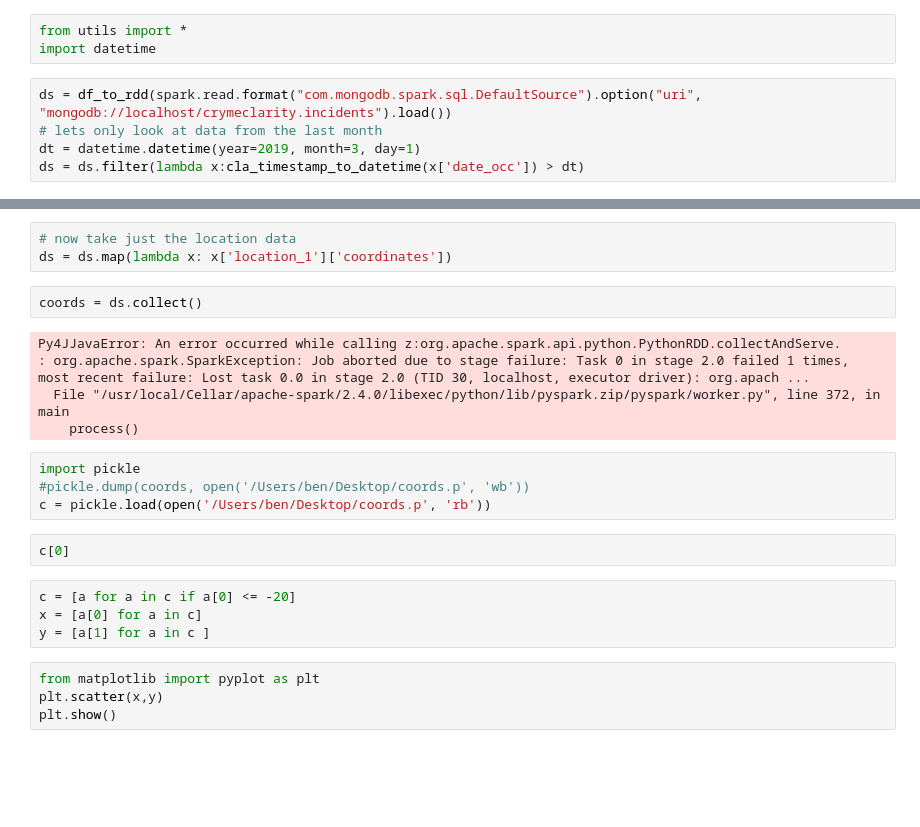
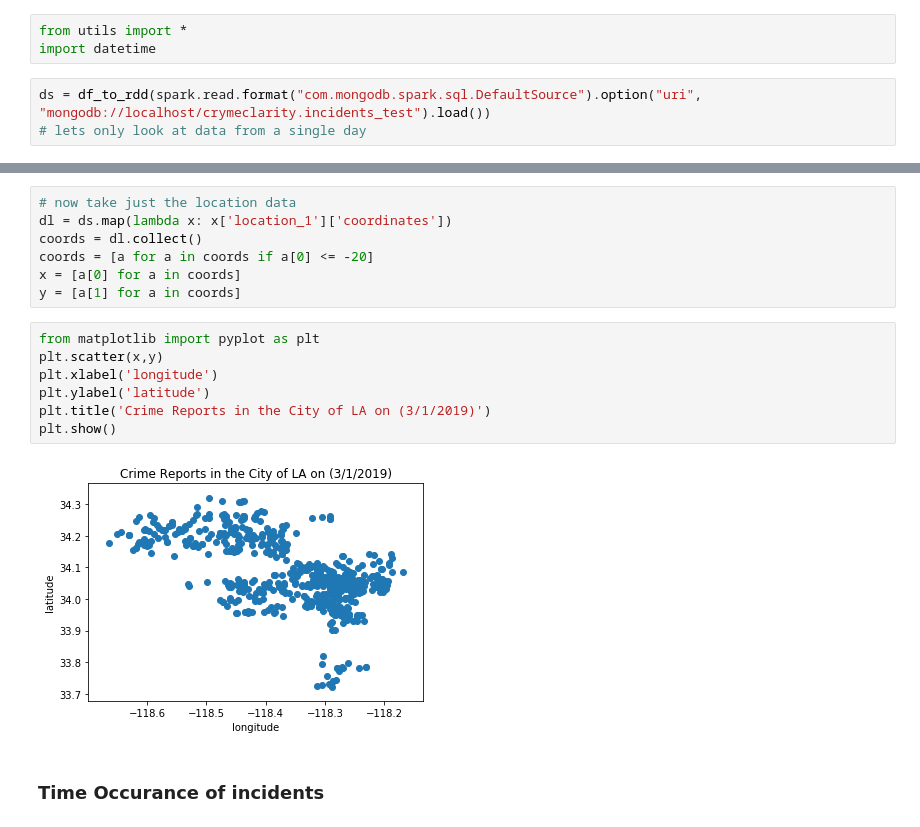
Before and after one commit to bwhitesell/CrymeClarity-Notebooks, a Jupyter notebook: Data Exploration.ipynb, the cells around one changed output, grey strips where cells are left out. Drawn from its saved outputs; the diff is of its cells as text; blank space fills up the shorter version.

Commit message:
Finished a basic data exploratrion notebook

```diff
--- a/Data Exploration.ipynb
+++ b/Data Exploration.ipynb
@@ -14,7 +16,5 @@ from utils import *
 import datetime
 # %%
 ds = df_to_rdd(spark.read.format("com.mongodb.spark.sql.DefaultSource").option("uri",
-"mongodb://localhost/crymeclarity.incidents").load())
-# lets only look at data from the last month
-dt = datetime.datetime(year=2019, month=3, day=1)
-ds = ds.filter(lambda x:cla_timestamp_to_datetime(x['date_occ']) > dt)
+"mongodb://localhost/crymeclarity.incidents_test").load())
+# lets only look at data from a single day
@@ -25,24 +23,18 @@ ds.count()
 # %%
 # now take just the location data
-ds = ds.map(lambda x: x['location_1']['coordinates'])
+dl = ds.map(lambda x: x['location_1']['coordinates'])
+coords = dl.collect()
+coords = [a for a in coords if a[0] <= -20]
+x = [a[0] for a in coords]
+y = [a[1] for a in coords]
-# %%
-coords = ds.collect()
-# %% [output]
-Py4JJavaError: An error occurred while calling z:org.apache.spark.api.python.PythonRDD.collectAndServe.
-: org.apache.spark.SparkException: Job aborted due to stage failure: Task 0 in stage 2.0 failed 1 times, most recent failure: Lost task 0.0 in stage 2.0 (TID 30, localhost, executor driver): org.apach ...
-  File "/usr/local/Cellar/apache-spark/2.4.0/libexec/python/lib/pyspark.zip/pyspark/worker.py", line 372, in main
-    process()
-# %%
-import pickle
-#pickle.dump(coords, open('/Users/ben/Desktop/coords.p', 'wb'))
-c = pickle.load(open('/Users/ben/Desktop/coords.p', 'rb'))
-# %%
-c[0]
-# %%
-c = [a for a in c if a[0] <= -20]
-x = [a[0] for a in c]
-y = [a[1] for a in c ]
 # %%
 from matplotlib import pyplot as plt
 plt.scatter(x,y)
+plt.xlabel('longitude')
+plt.ylabel('latitude')
+plt.title('Crime Reports in the City of LA on (3/1/2019)')
 plt.show()
+# %% [output]
+[figure, added]
+# %% [markdown]
+### Time Occurance of incidents
```
Also changed, not shown: parts of 11 cells of this notebook.
